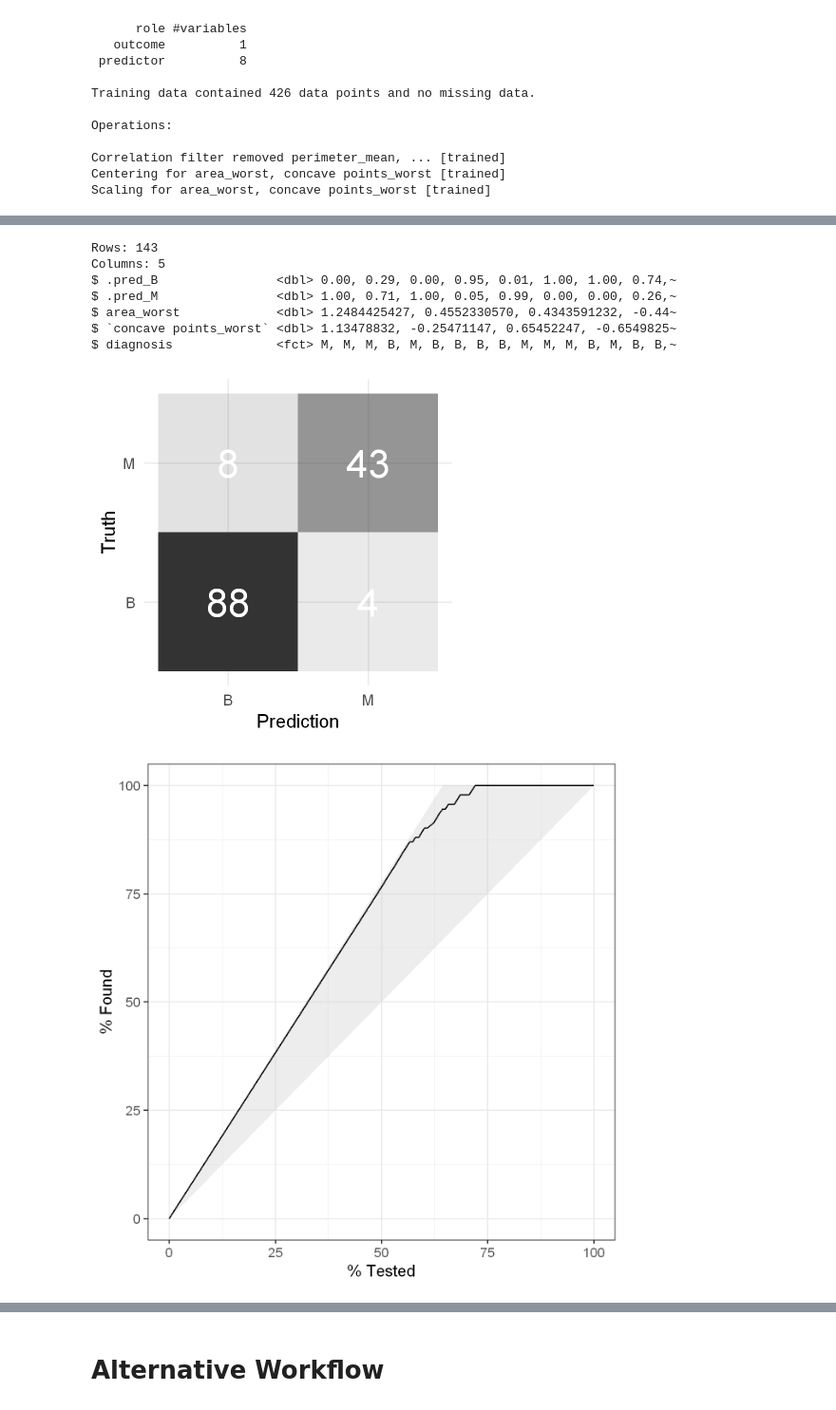
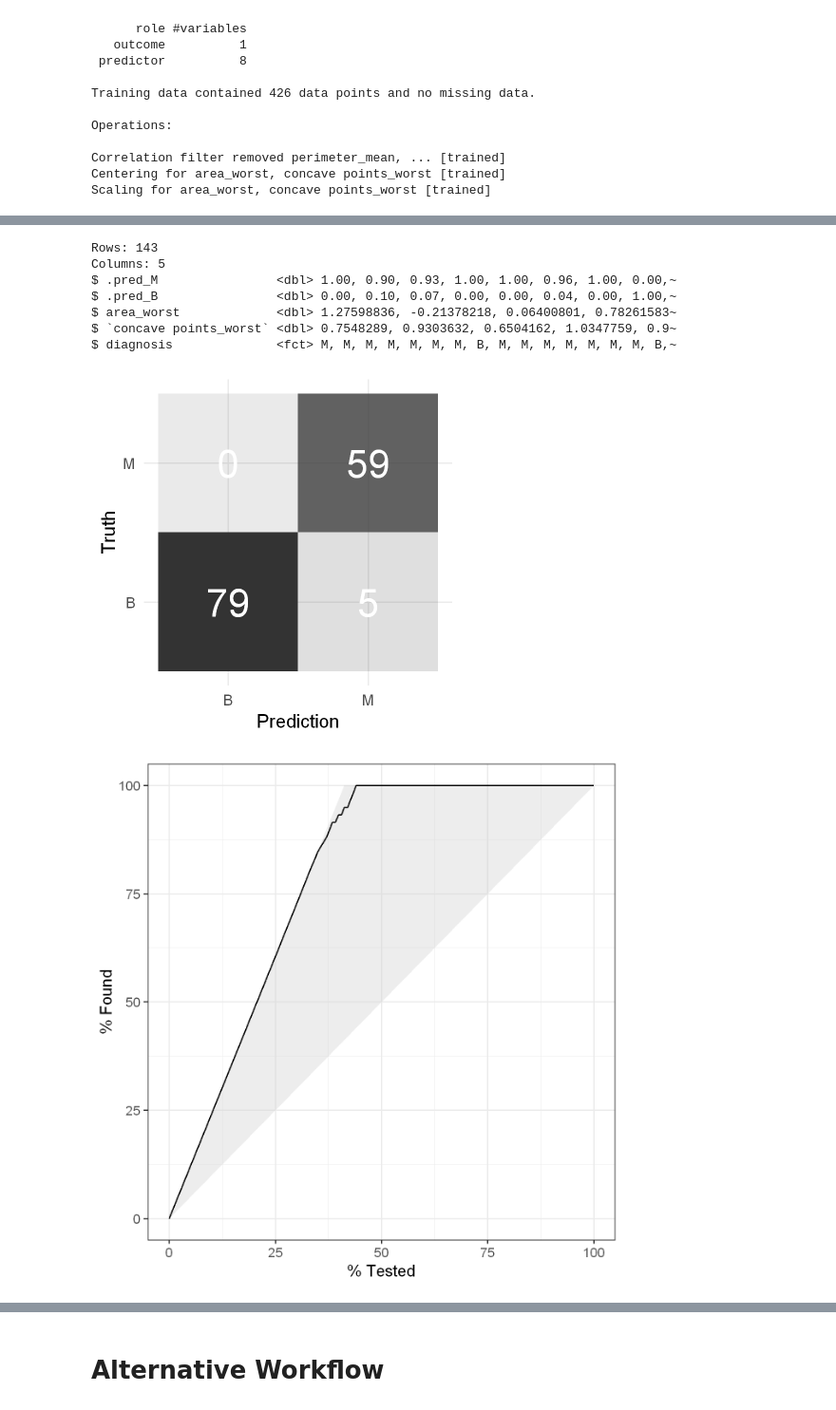
Before and after one commit to MichaszJ/Notebooks, a Jupyter notebook: Wisconsin Breast Cancer Classification.ipynb, the cells around one changed output, grey strips where cells are left out. Shown at 95% size. Drawn from its saved outputs; the diff is of its cells as text; code cells hidden in the pictures.

```diff
--- a/Wisconsin Breast Cancer Classification.ipynb
+++ b/Wisconsin Breast Cancer Classification.ipynb
@@ -188,10 +306,12 @@ print(worst_corr[1,])
               0.4162943               0.3238722
 # %%
 # selecting vars with high correlation
+set.seed(22012000)
+
 data_model <- data %>%
     select(diagnosis, radius_mean, perimeter_mean, area_mean, "concave points_mean", radius_worst, perimeter_worst,
            area_worst, "concave points_worst") %>%
-    mutate(diagnosis = as.factor(diagnosis))
+    mutate(diagnosis = factor(diagnosis, levels = c("M", "B")))
 # %%
 data_split <- initial_split(data_model)
 # %%
@@ -294,11 +416,11 @@ glimpse(model_probs)
 # %% [output]
 Rows: 143
 Columns: 5
-$ .pred_B                <dbl> 0.00, 0.29, 0.00, 0.95, 0.01, 1.00, 1.00, 0.74,~
-$ .pred_M                <dbl> 1.00, 0.71, 1.00, 0.05, 0.99, 0.00, 0.00, 0.26,~
-$ area_worst             <dbl> 1.2484425427, 0.4552330570, 0.4343591232, -0.44~
-$ `concave points_worst` <dbl> 1.13478832, -0.25471147, 0.65452247, -0.6549825~
-$ diagnosis              <fct> M, M, M, B, M, B, B, B, B, M, M, M, B, M, B, B,~
+$ .pred_M                <dbl> 1.00, 0.90, 0.93, 1.00, 1.00, 0.96, 1.00, 0.00,~
+$ .pred_B                <dbl> 0.00, 0.10, 0.07, 0.00, 0.00, 0.04, 0.00, 1.00,~
+$ area_worst             <dbl> 1.27598836, -0.21378218, 0.06400801, 0.78261583~
+$ `concave points_worst` <dbl> 0.7548289, 0.9303632, 0.6504162, 1.0347759, 0.9~
+$ diagnosis              <fct> M, M, M, M, M, M, M, B, M, M, M, M, M, M, M, B,~
 # %%
 conf <- model_rf %>%
     predict(model_testing) %>%
@@ -314,14 +436,14 @@ conf %>%
     geom_text(aes(label = n), colour = "white", alpha = 1, size = 8) +
     theme_minimal()
 # %% [output]
-[figure, old version]
+[figure, new version]
 # %%
 options(repr.plot.width = 5, repr.plot.height = 5, repr.plot.res=260)
 model_probs %>%
-    gain_curve(diagnosis, .pred_B) %>%
+    gain_curve(diagnosis, .pred_M) %>%
     autoplot()
 # %% [output]
-[figure, old version]
+[figure, new version]
 # %%
 options(repr.plot.width = 5, repr.plot.height = 5, repr.plot.res=260)
 model_probs %>%
```
Also changed, not shown: parts of 41 cells of this notebook.
